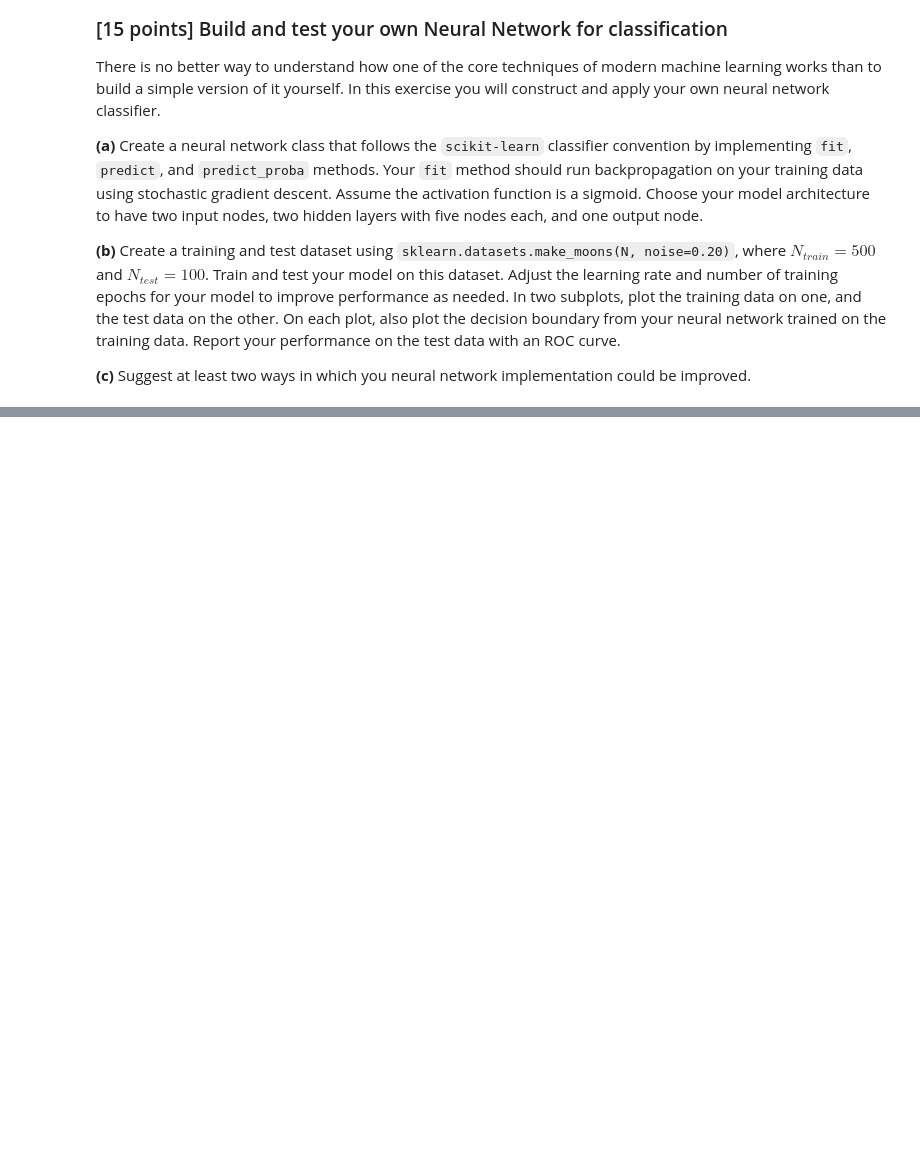
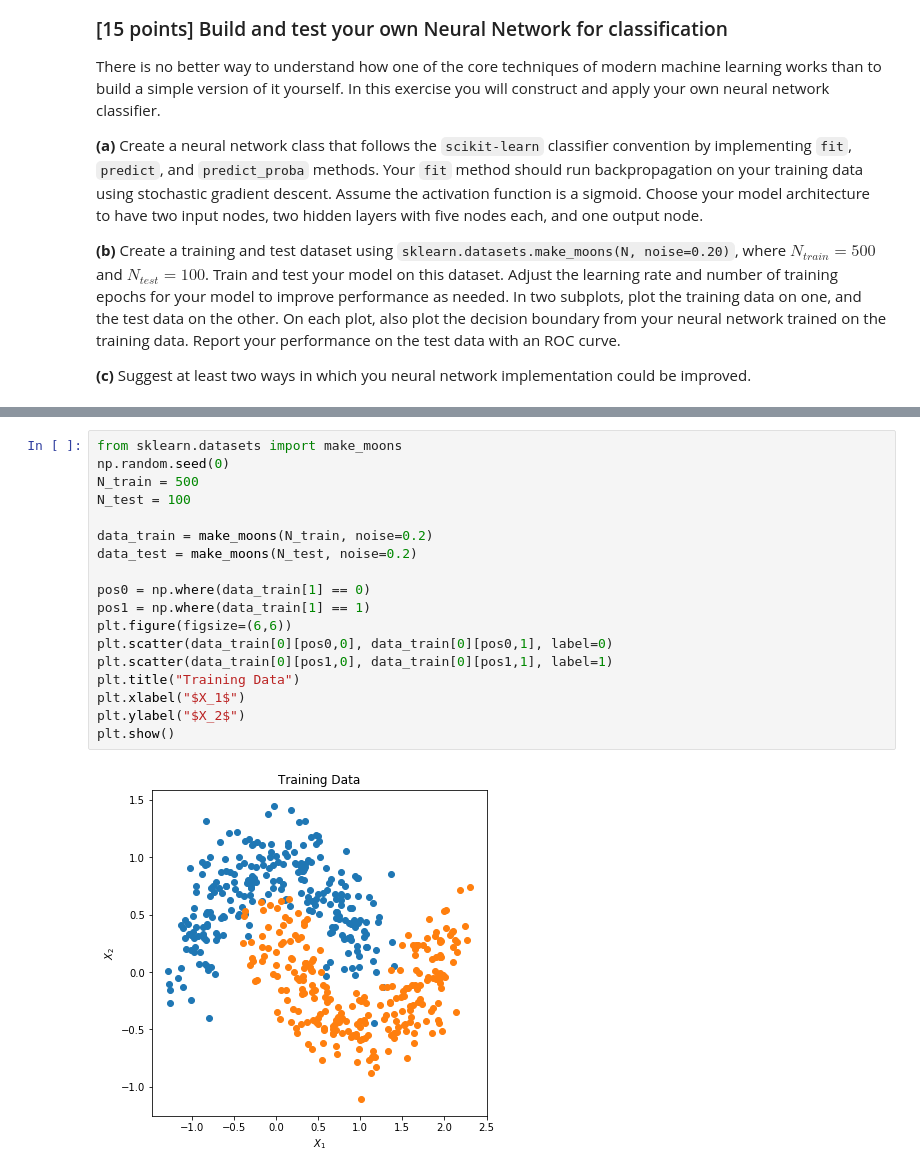
Before and after one commit to Ruiqi22Wang/machine-learning-course, a Jupyter notebook: Assignment4_Ruiqi_Wang.ipynb, the cells around one changed output, grey strips where cells are left out. Saved outputs shown, nothing was run; the diff lists cells and outputs as text; blank space fills up the shorter version.

```diff
--- a/Assignment4_Ruiqi_Wang.ipynb
+++ b/Assignment4_Ruiqi_Wang.ipynb
@@ -360,0 +485,20 @@ There is no better way to understand how one of the core techniques of modern ma
+# %%
+from sklearn.datasets import make_moons
+np.random.seed(0)
+N_train = 500
+N_test = 100
+
+data_train = make_moons(N_train, noise=0.2)
+data_test = make_moons(N_test, noise=0.2)
+
+pos0 = np.where(data_train[1] == 0)
+pos1 = np.where(data_train[1] == 1)
+plt.figure(figsize=(6,6))
+plt.scatter(data_train[0][pos0,0], data_train[0][pos0,1], label=0)
+plt.scatter(data_train[0][pos1,0], data_train[0][pos1,1], label=1)
+plt.title("Training Data")
+plt.xlabel("$X_1$")
+plt.ylabel("$X_2$")
+plt.show()
+# %% [output]
+[figure, added]
```
Also changed, not shown: parts of 2 cells of this notebook.
